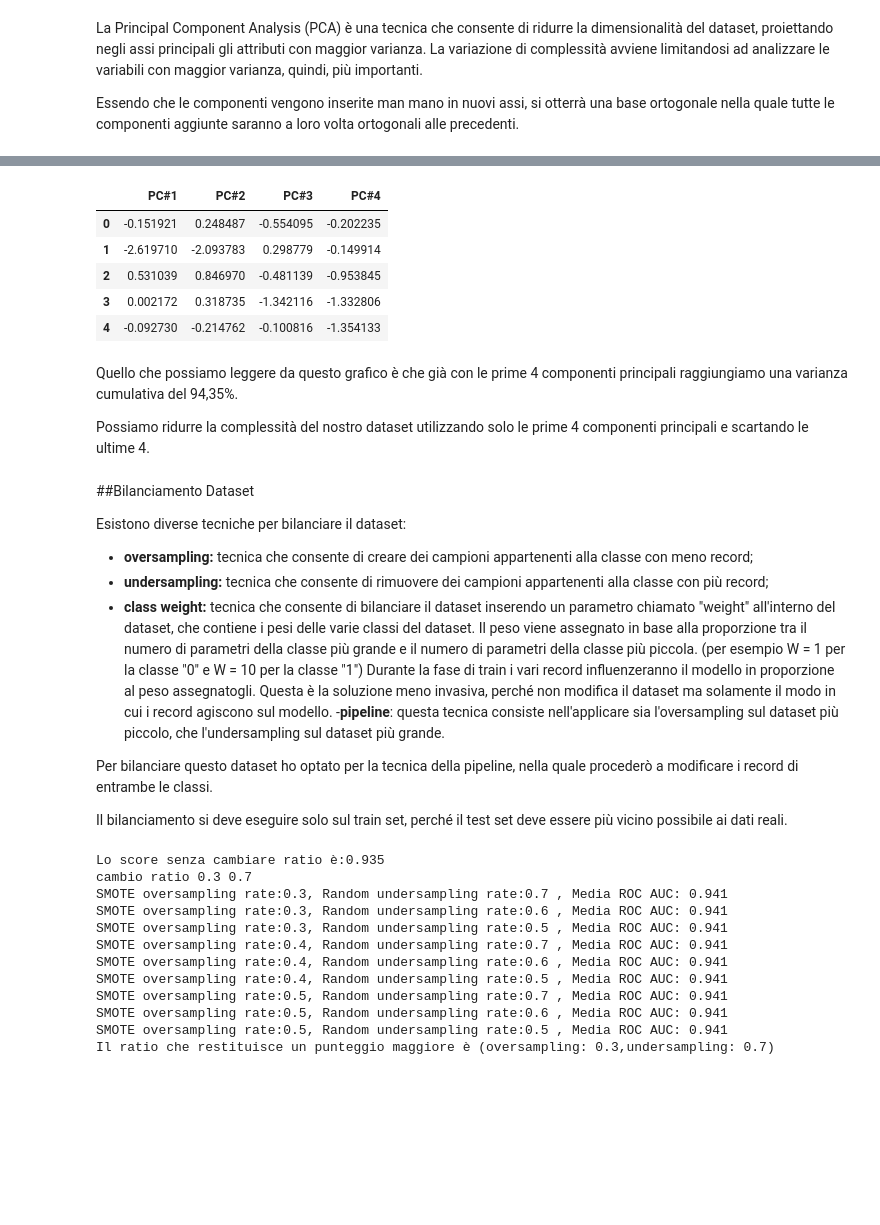
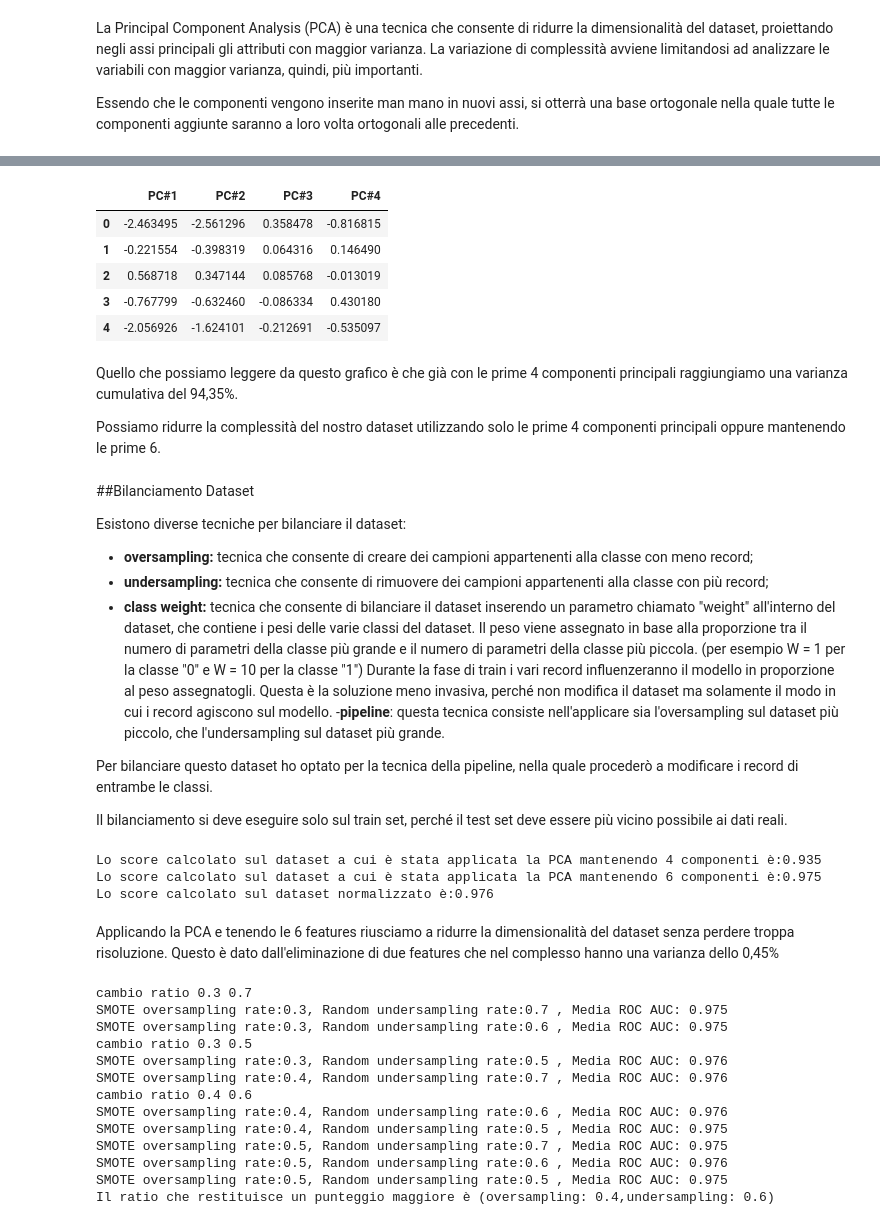
Before and after one commit to freguti/ProgettoDataSpaces, a Jupyter notebook: Progetto_DataSpaces.ipynb, the cells around one changed output, grey strips where cells are left out. Cells and saved outputs as stored; diff of their text form; code cells hidden in the pictures; blank space fills up the shorter version.

```diff
--- a/Progetto_DataSpaces.ipynb
+++ b/Progetto_DataSpaces.ipynb
@@ -724,24 +734,26 @@ La variazione di complessità avviene limitandosi ad analizzare le variabili con
 
 Essendo che le componenti vengono inserite man mano in nuovi assi, si otterrà una base ortogonale nella quale tutte le componenti aggiunte saranno a loro volta ortogonali alle precedenti.
 # %%
-p, x_train_PCA4 = PCA_Reduction(X_train_norm, plot = True , n_components = 4)
+p, x_train_PCA6 = PCA_Reduction(X_train_norm, plot = True , n_components = 6)
+x_train_PCA4 = PCA_Reduction(X_train_norm, plot = False , n_components = 4)
 p
 # %% [output]
 [interactive output not drawn]
 # %%
-x_train_PCA4.head(5)
+x_train_PCA6.head(5)
 # %% [output]
 |  | PC#1 | PC#2 | PC#3 | PC#4 |
-| 0 | -0.151921 | 0.248487 | -0.554095 | -0.202235 |
-| 1 | -2.619710 | -2.093783 | 0.298779 | -0.149914 |
-| 2 | 0.531039 | 0.846970 | -0.481139 | -0.953845 |
-| 3 | 0.002172 | 0.318735 | -1.342116 | -1.332806 |
-| 4 | -0.092730 | -0.214762 | -0.100816 | -1.354133 |
+| 0 | -2.463495 | -2.561296 | 0.358478 | -0.816815 |
+| 1 | -0.221554 | -0.398319 | 0.064316 | 0.146490 |
+| 2 | 0.568718 | 0.347144 | 0.085768 | -0.013019 |
+| 3 | -0.767799 | -0.632460 | -0.086334 | 0.430180 |
+| 4 | -2.056926 | -1.624101 | -0.212691 | -0.535097 |
 # %% [markdown]
 Quello che possiamo leggere da questo grafico è che già con le prime 4 componenti principali raggiungiamo una varianza cumulativa del 94,35%.
 
-Possiamo ridurre la complessità del nostro dataset utilizzando solo le prime 4 componenti principali e scartando le ultime 4.
+Possiamo ridurre la complessità del nostro dataset utilizzando solo le prime 4 componenti principali oppure mantenendo le prime 6.
 # %% [markdown]
+<a name="bilanciamento"></a>
 ##Bilanciamento Dataset
 
 Esistono diverse tecniche per bilanciare il dataset:
@@ -755,17 +767,36 @@ Questa è la soluzione meno invasiva, perché non modifica il dataset ma solamen
 Per bilanciare questo dataset ho optato per la tecnica della pipeline, nella quale procederò a modificare i record di entrambe le classi.
 
 Il bilanciamento si deve eseguire solo sul train set, perché il test set deve essere più vicino possibile ai dati reali.
+# %%
+x = x_train_PCA4
+y = y_train
+
+model = SVC(kernel='linear', probability=True, random_state=42)
+scores = cross_val_score(model, x, y, scoring='roc_auc', cv=5, n_jobs=-1)
+score = mean(scores)
+print('Lo score calcolato sul dataset a cui è stata applicata la PCA mantenendo 4 componenti è:%.3f' % (score))
+
+x = x_train_PCA6
+model = SVC(kernel='linear', probability=True, random_state=42)
+scores = cross_val_score(model, x, y, scoring='roc_auc', cv=5, n_jobs=-1)
+score = mean(scores)
+print('Lo score calcolato sul dataset a cui è stata applicata la PCA mantenendo 6 componenti è:%.3f' % (score))
+
+x = X_train_norm
+model = SVC(kernel='linear', probability=True, random_state=42)
+scores = cross_val_score(model, x, y, scoring='roc_auc', cv=5, n_jobs=-1)
+score = mean(scores)
+print('Lo score calcolato sul dataset normalizzato è:%.3f' % (score))
+
+x = x_train_PCA6
+# %% [output]
+Lo score calcolato sul dataset a cui è stata applicata la PCA mantenendo 4 componenti è:0.935
+Lo score calcolato sul dataset a cui è stata applicata la PCA mantenendo 6 componenti è:0.975
+Lo score calcolato sul dataset normalizzato è:0.976
+# %% [markdown]
+Applicando la PCA e tenendo le 6 features riusciamo a ridurre la dimensionalità del dataset senza perdere troppa risoluzione. Questo è dato dall'eliminazione di due features che nel complesso hanno una varianza dello 0,45%
 # %%
 #Bilanciamento dataset. da fare solo sul training set
-
-x = x_train_PCA4
-y = y_train
-
-model = SVC(kernel='linear', probability=True, random_state=42)
-scores = cross_val_score(model, x, y, scoring='roc_auc', cv=5, n_jobs=-1)
-score = mean(scores)
-print('Lo score senza cambiare ratio è:%.3f' % (score))
-
 over_ratio = [0.3,0.4,0.5]
 under_ratio = [0.7,0.6,0.5]
 hi_score = 0
@@ -787,18 +818,19 @@ for o in over_ratio:
     print('SMOTE oversampling rate:%.1f, Random undersampling rate:%.1f , Media ROC AUC: %.3f' % (o, u, score))
 print("Il ratio che restituisce un punteggio maggiore è (oversampling: {0},undersampling: {1})".format(best_ratio[0],best_ratio[1]))
 # %% [output]
-Lo score senza cambiare ratio è:0.935
 cambio ratio 0.3 0.7
-SMOTE oversampling rate:0.3, Random undersampling rate:0.7 , Media ROC AUC: 0.941
-SMOTE oversampling rate:0.3, Random undersampling rate:0.6 , Media ROC AUC: 0.941
-SMOTE oversampling rate:0.3, Random undersampling rate:0.5 , Media ROC AUC: 0.941
-SMOTE oversampling rate:0.4, Random undersampling rate:0.7 , Media ROC AUC: 0.941
-SMOTE oversampling rate:0.4, Random undersampling rate:0.6 , Media ROC AUC: 0.941
-SMOTE oversampling rate:0.4, Random undersampling rate:0.5 , Media ROC AUC: 0.941
-SMOTE oversampling rate:0.5, Random undersampling rate:0.7 , Media ROC AUC: 0.941
-SMOTE oversampling rate:0.5, Random undersampling rate:0.6 , Media ROC AUC: 0.941
-SMOTE oversampling rate:0.5, Random undersampling rate:0.5 , Media ROC AUC: 0.941
-Il ratio che restituisce un punteggio maggiore è (oversampling: 0.3,undersampling: 0.7)
+SMOTE oversampling rate:0.3, Random undersampling rate:0.7 , Media ROC AUC: 0.975
+SMOTE oversampling rate:0.3, Random undersampling rate:0.6 , Media ROC AUC: 0.975
+cambio ratio 0.3 0.5
+SMOTE oversampling rate:0.3, Random undersampling rate:0.5 , Media ROC AUC: 0.976
+SMOTE oversampling rate:0.4, Random undersampling rate:0.7 , Media ROC AUC: 0.976
+cambio ratio 0.4 0.6
+SMOTE oversampling rate:0.4, Random undersampling rate:0.6 , Media ROC AUC: 0.976
+SMOTE oversampling rate:0.4, Random undersampling rate:0.5 , Media ROC AUC: 0.975
+SMOTE oversampling rate:0.5, Random undersampling rate:0.7 , Media ROC AUC: 0.975
+SMOTE oversampling rate:0.5, Random undersampling rate:0.6 , Media ROC AUC: 0.976
+SMOTE oversampling rate:0.5, Random undersampling rate:0.5 , Media ROC AUC: 0.975
+Il ratio che restituisce un punteggio maggiore è (oversampling: 0.4,undersampling: 0.6)
 # %% [markdown]
 - **SMOTE** (Synthetic Minority Oversampling Technique), è una tecnica che seleziona due campioni appartenenti ad una classe che sono vicini tra loro, "traccia una linea" tra loro nello spazio delle features e crea un nuovo campione lungo questa linea.
 
```
Also changed, not shown: parts of 35 cells of this notebook.
